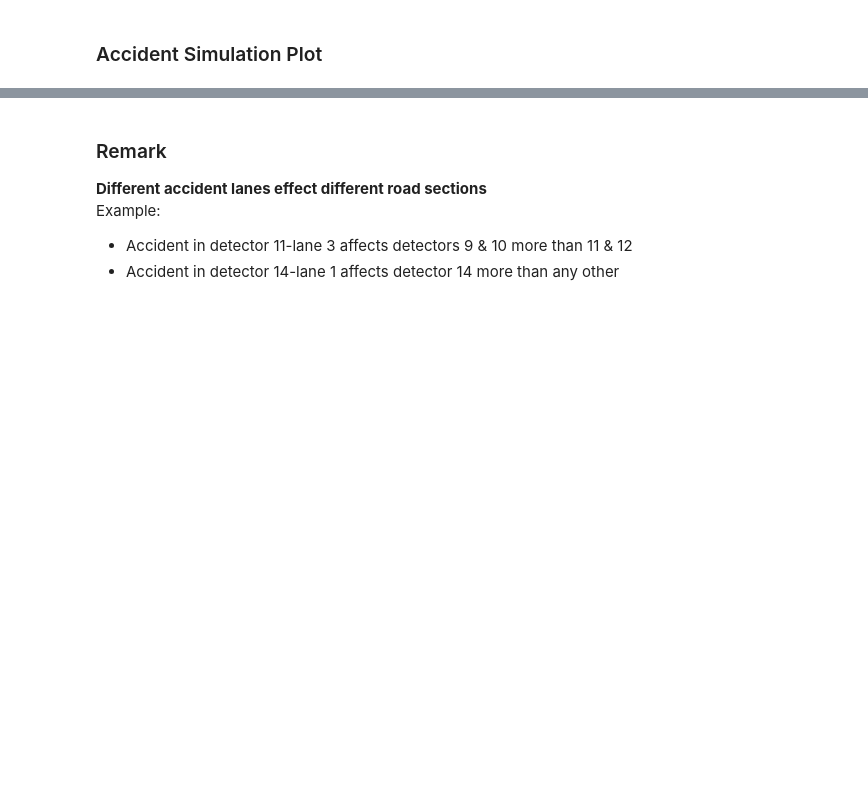
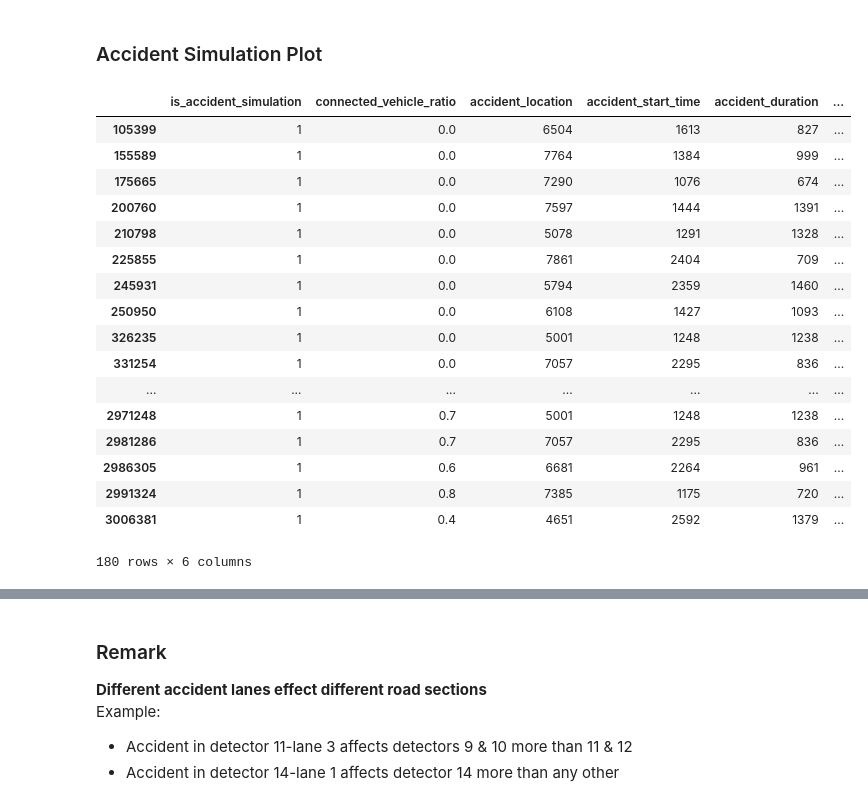
Before and after one commit to kaan-aytekin/CE690-delay-prediction, a Jupyter notebook: src/feature_engineering.ipynb, the cells around one changed output, grey strips where cells are left out. Saved outputs shown, nothing was run; the diff lists cells and outputs as text; code cells hidden in the pictures; blank space fills up the shorter version.

```diff
--- a/src/feature_engineering.ipynb
+++ b/src/feature_engineering.ipynb
@@ -305,15 +338,35 @@ plt.show()
 # %%
 df[
     (df.is_accident_simulation == 1)
     & (df.accident_lane == 3)
 ][
     [
     "is_accident_simulation",
+    "connected_vehicle_ratio",
     "accident_location",
     "accident_start_time",
     "accident_duration",
     "accident_lane",]
 ].drop_duplicates()
+# %% [output]
+|  | is_accident_simulation | connected_vehicle_ratio | accident_location | accident_start_time | accident_duration | ... |
+| 105399 | 1 | 0.0 | 6504 | 1613 | 827 | ... |
+| 155589 | 1 | 0.0 | 7764 | 1384 | 999 | ... |
+| 175665 | 1 | 0.0 | 7290 | 1076 | 674 | ... |
+| 200760 | 1 | 0.0 | 7597 | 1444 | 1391 | ... |
+| 210798 | 1 | 0.0 | 5078 | 1291 | 1328 | ... |
+| 225855 | 1 | 0.0 | 7861 | 2404 | 709 | ... |
+| 245931 | 1 | 0.0 | 5794 | 2359 | 1460 | ... |
+| 250950 | 1 | 0.0 | 6108 | 1427 | 1093 | ... |
+| 326235 | 1 | 0.0 | 5001 | 1248 | 1238 | ... |
+| 331254 | 1 | 0.0 | 7057 | 2295 | 836 | ... |
+| ... | ... | ... | ... | ... | ... | ... |
+| 2971248 | 1 | 0.7 | 5001 | 1248 | 1238 | ... |
+| 2981286 | 1 | 0.7 | 7057 | 2295 | 836 | ... |
+| 2986305 | 1 | 0.6 | 6681 | 2264 | 961 | ... |
+| 2991324 | 1 | 0.8 | 7385 | 1175 | 720 | ... |
+| 3006381 | 1 | 0.4 | 4651 | 2592 | 1379 | ... |
+180 rows × 6 columns
 # %%
 simulation_configs = {
     "is_accident_simulation" : 1,
```
Also changed, not shown: parts of 19 cells of this notebook, 10 other files.
